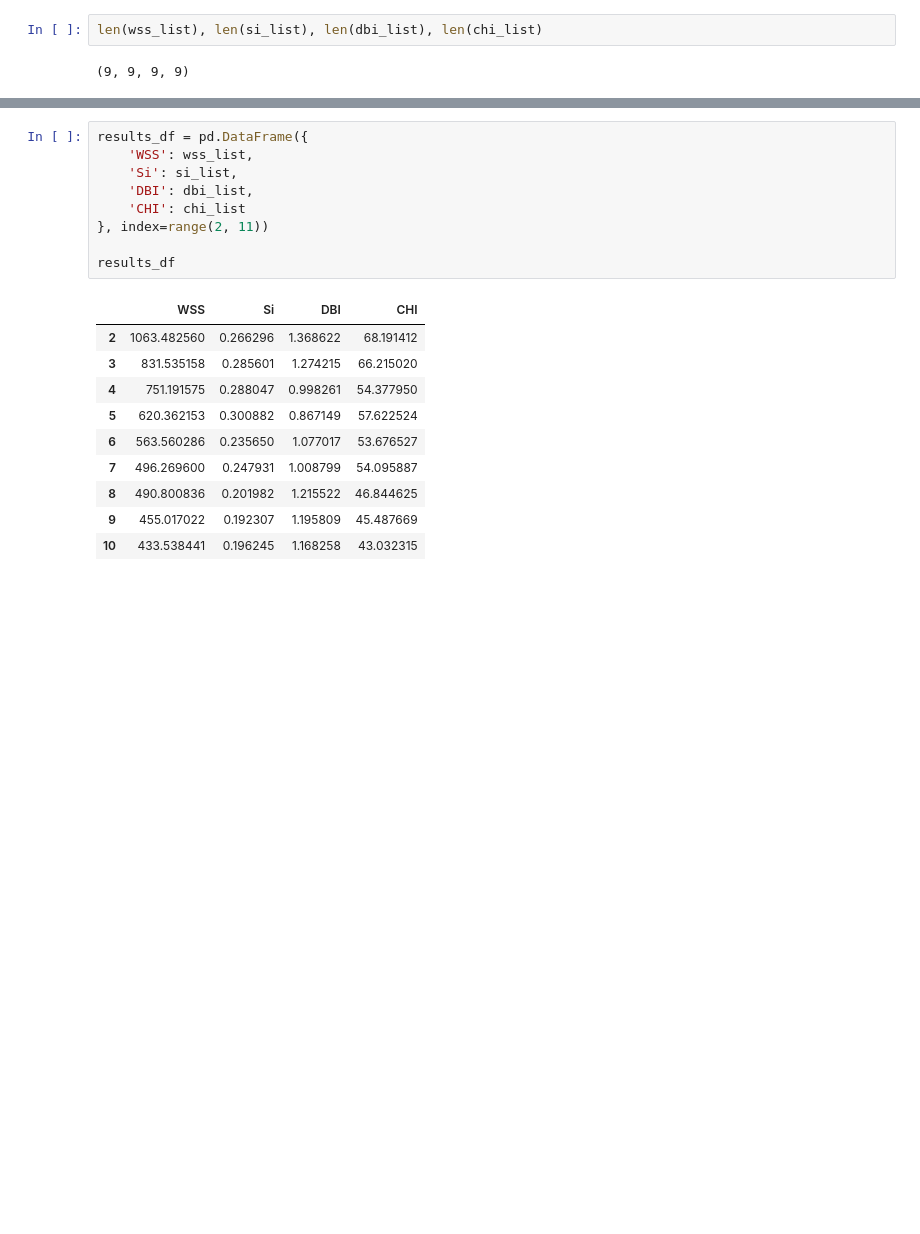
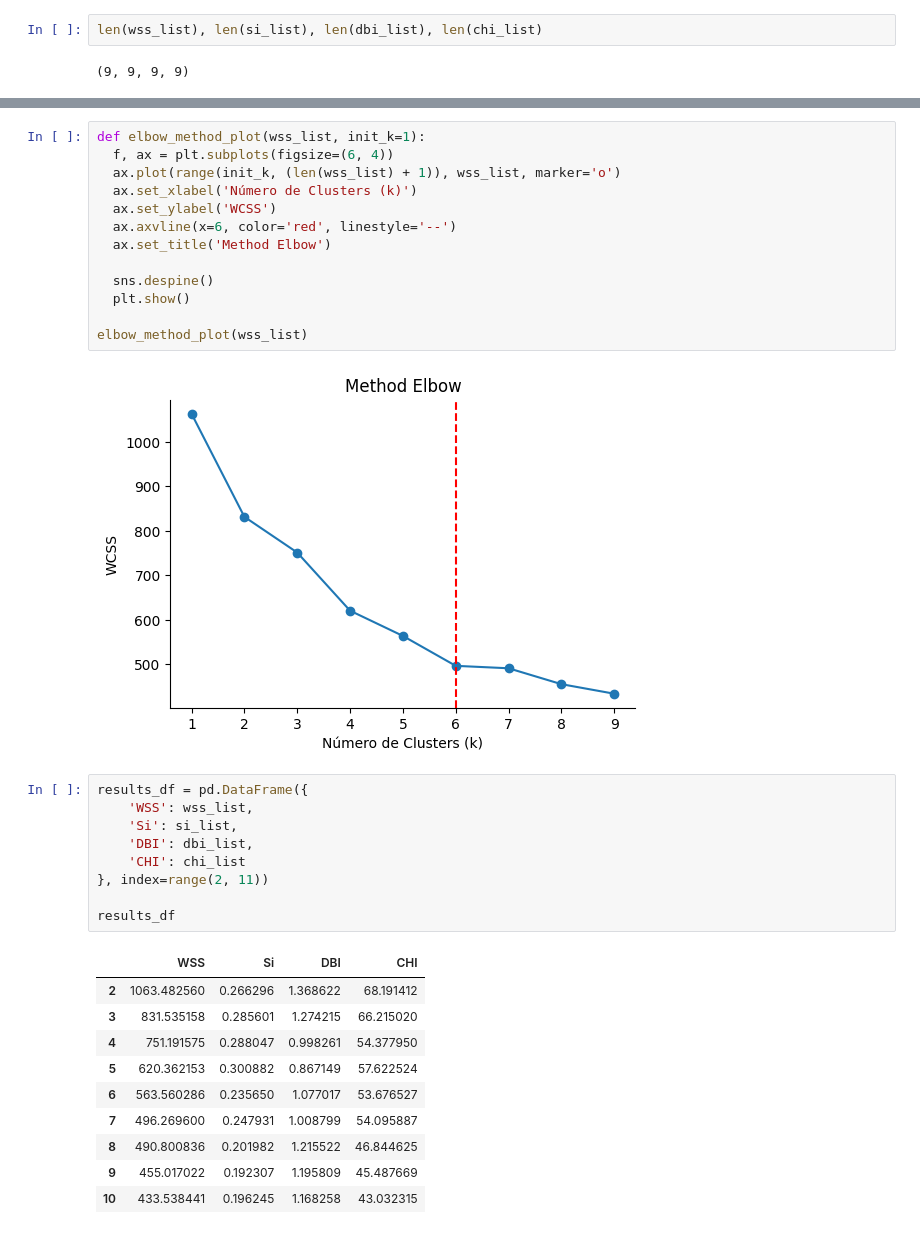
Before and after one commit to carolsouza/pd-clusterizacao, a Jupyter notebook: pd-clusterizacao-validacao-25E4_3.ipynb, the cells around one changed output, grey strips where cells are left out. Drawn from its saved outputs; the diff is of its cells as text; blank space fills up the shorter version.

```diff
--- a/pd-clusterizacao-validacao-25E4_3.ipynb
+++ b/pd-clusterizacao-validacao-25E4_3.ipynb
@@ -218,3 +244,18 @@ plt.show()
+# %%
+def elbow_method_plot(wss_list, init_k=1):
+  f, ax = plt.subplots(figsize=(6, 4))
+  ax.plot(range(init_k, (len(wss_list) + 1)), wss_list, marker='o')
+  ax.set_xlabel('Número de Clusters (k)')
+  ax.set_ylabel('WCSS')
+  ax.axvline(x=6, color='red', linestyle='--')
+  ax.set_title('Method Elbow')
+
+  sns.despine()
+  plt.show()
+
+elbow_method_plot(wss_list)
+# %% [output]
+[figure, added]
 # %%
 results_df = pd.DataFrame({
     'WSS': wss_list,
```
Also changed, not shown: parts of 33 cells of this notebook, 1 other file.
